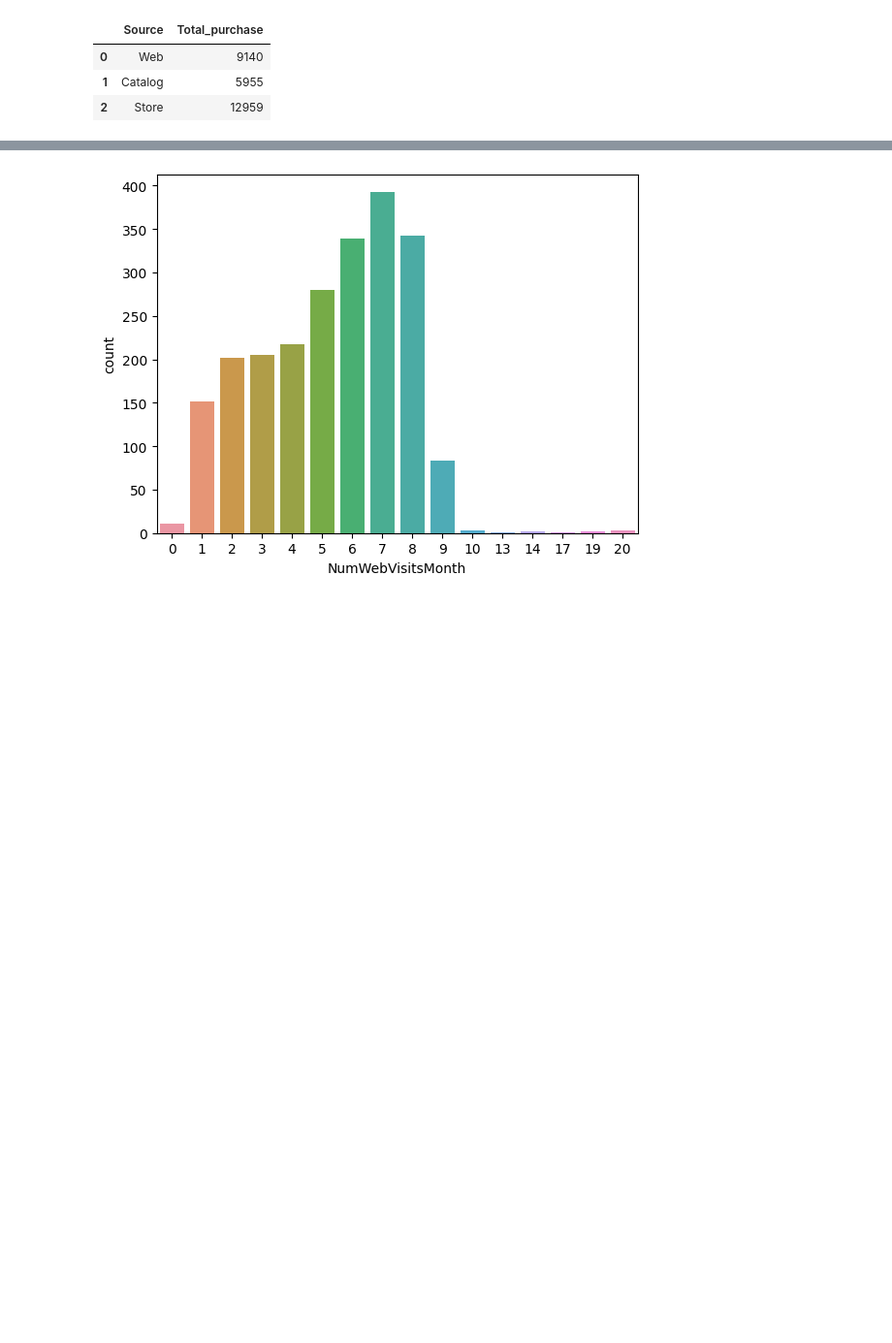
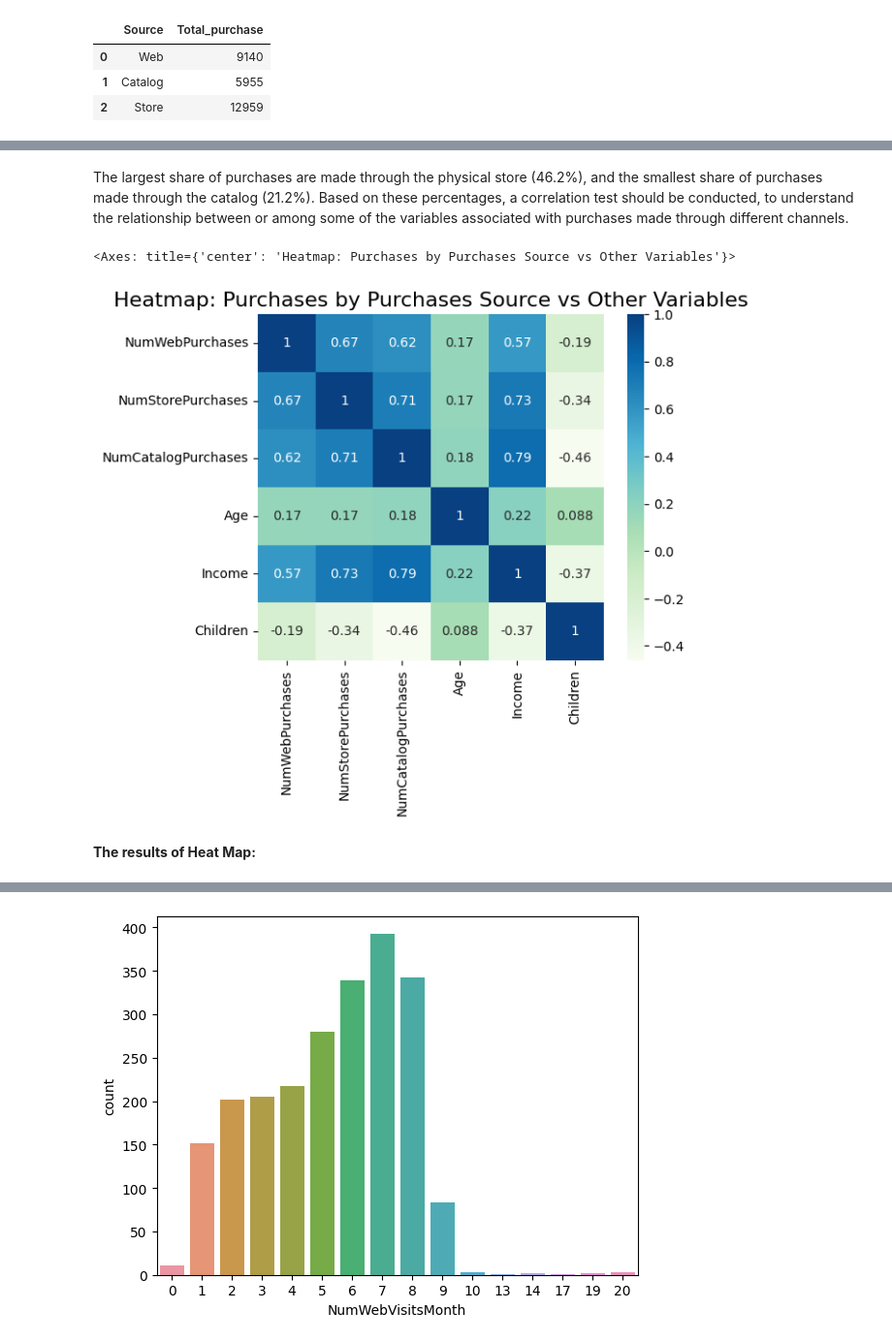
Before and after one commit to krisibraynova01/Thesis_TechnicalUnifersityofSofia, a Jupyter notebook: Graduation_thesis.ipynb, the cells around one changed output, grey strips where cells are left out. Shown at 97% size. Cells and saved outputs as stored; diff of their text form; code cells hidden in the pictures; blank space fills up the shorter version.

```diff
--- a/Graduation_thesis.ipynb
+++ b/Graduation_thesis.ipynb
@@ -618,0 +598,14 @@ TypeError: ignored
+# %% [markdown]
+The largest share of purchases are made through the physical store (46.2%), and the smallest share of purchases made through the catalog (21.2%).
+Based on these percentages, a correlation test should be conducted,
+to understand the relationship between or among some of the variables associated with purchases made through different channels.
+# %%
+corr_1 = df[['NumWebPurchases','NumStorePurchases','NumCatalogPurchases','Age','Income','Children']].corr('spearman')
+
+plt.title('Heatmap: Purchases by Purchases Source vs Other Variables', size=16)
+sns.heatmap(corr_1, annot=True, cmap='GnBu', square=True)
+# %% [output]
+<Axes: title={'center': 'Heatmap: Purchases by Purchases Source vs Other Variables'}>
+[figure, added]
+# %% [markdown]
+**The results of Heat Map:**
```
Also changed, not shown: parts of 14 cells of this notebook.
